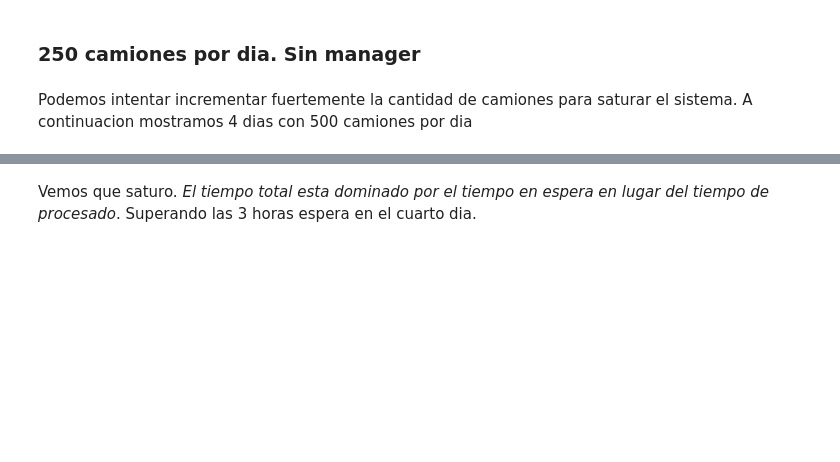
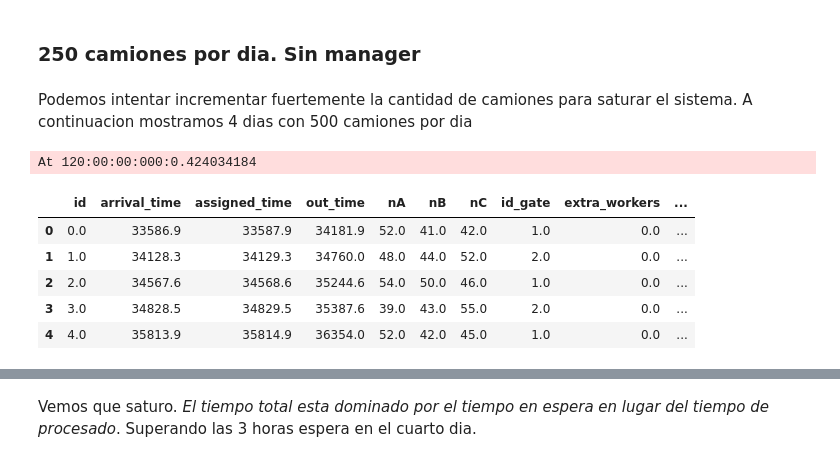
Before and after one commit to mcarreiro/dc-sed-tp1-2022, a Jupyter notebook: notebooks/inbound.ipynb, the cells around one changed output, grey strips where cells are left out. Drawn from its saved outputs; the diff is of its cells as text; code cells hidden in the pictures; blank space fills up the shorter version.

```diff
--- a/notebooks/inbound.ipynb
+++ b/notebooks/inbound.ipynb
@@ -308,12 +315,16 @@ Esto muestra que el sistema tiene una latencia drasticamente mejor en estos peri
 # %% [markdown]
 Podemos intentar incrementar fuertemente la cantidad de camiones para saturar el sistema. A continuacion mostramos 4 dias con 500 camiones por dia
 # %%
-with open("../data/top250trucksnoManager.out") as f:
-    lines = f.readlines()
-    lines = list(filter(lambda x: "out" in x, lines))
-    lines = list(map(lambda x: x.split("[")[1].split("]")[0], lines))
+run("top_250_sin_manager",f"top_250_sin_manager")
+df = read_out(f"top_250_sin_manager")
 
-    df = pd.DataFrame([x.split(', ') for x in lines])
-df.columns = ['id', 'arrival_time', "assigned_time", "out_time", "nA", "nB", "nC", 'id_gate', 'extra_workers']
-df = df.astype(np.float64)
+df.head()
+# %% [output]
+At 120:00:00:000:0.424034184
+|  | id | arrival_time | assigned_time | out_time | nA | nB | nC | id_gate | extra_workers | ... |
+| 0 | 0.0 | 33586.9 | 33587.9 | 34181.9 | 52.0 | 41.0 | 42.0 | 1.0 | 0.0 | ... |
+| 1 | 1.0 | 34128.3 | 34129.3 | 34760.0 | 48.0 | 44.0 | 52.0 | 2.0 | 0.0 | ... |
+| 2 | 2.0 | 34567.6 | 34568.6 | 35244.6 | 54.0 | 50.0 | 46.0 | 1.0 | 0.0 | ... |
+| 3 | 3.0 | 34828.5 | 34829.5 | 35387.6 | 39.0 | 43.0 | 55.0 | 2.0 | 0.0 | ... |
+| 4 | 4.0 | 35813.9 | 35814.9 | 36354.0 | 52.0 | 42.0 | 45.0 | 1.0 | 0.0 | ... |
 # %%
```
Also changed, not shown: parts of 10 cells of this notebook, 4 other files.
